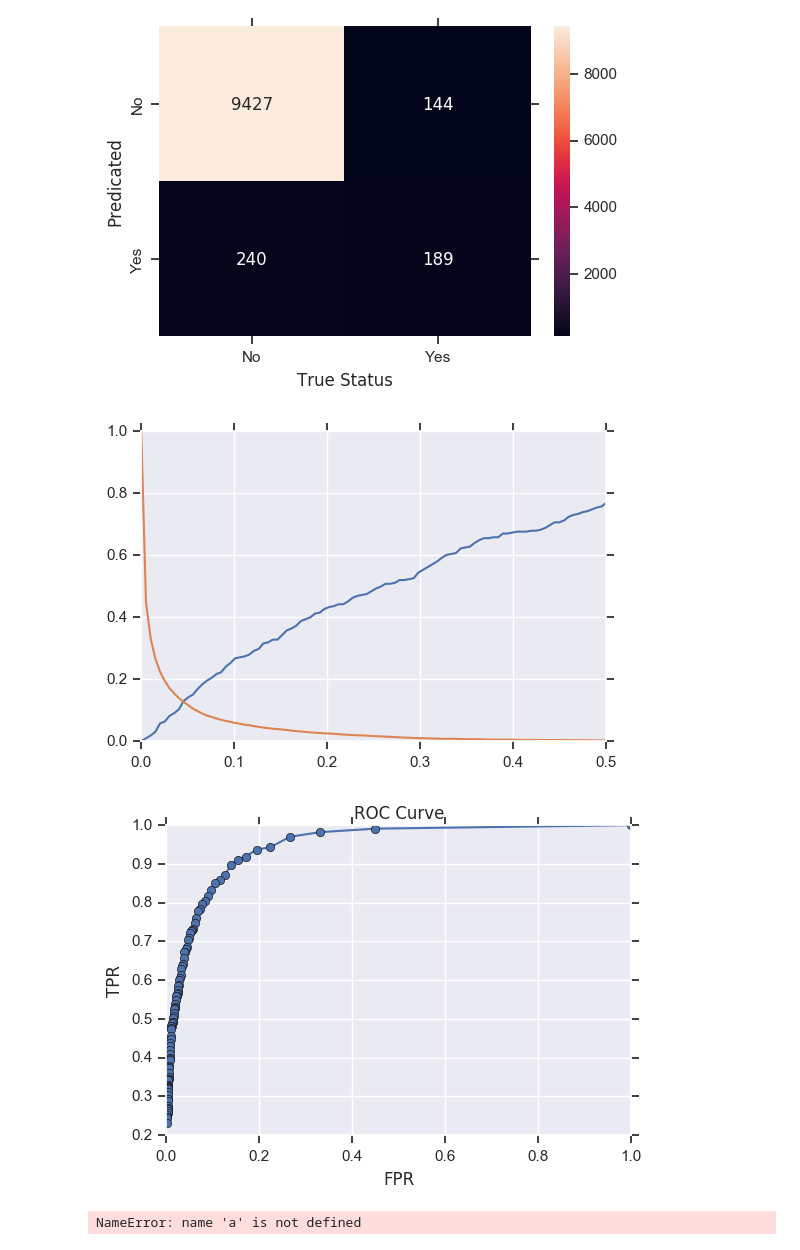
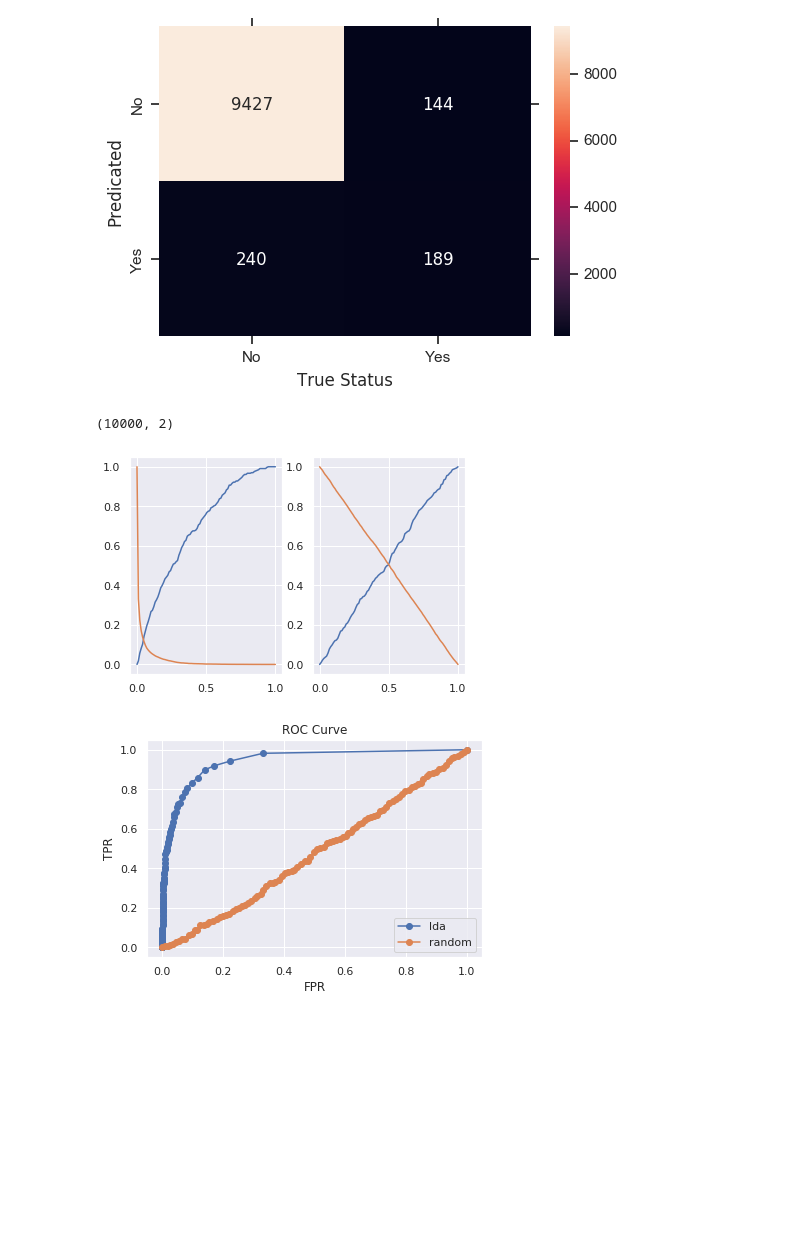
Before and after one commit to plasmon360/ISL_python, a Jupyter notebook: Chapter 4.ipynb, the cells around one changed output. Drawn from its saved outputs; the diff is of its cells as text; code cells hidden in the pictures; blank space fills up the shorter version.

```diff
--- a/Chapter 4.ipynb
+++ b/Chapter 4.ipynb
@@ -6,4 +8,7 @@ import matplotlib.pyplot as plt
 
 %matplotlib inline
 from sklearn import preprocessing
+# %%
+data = pd.read_excel("./Data/Default.xlsx")
+data.drop(columns=['Unnamed: 0'], inplace = True)
 # %%
@@ -316,13 +366,14 @@ show(gridplot(p1, p2, ncols=2))
 # %%
 x_train =data[[ 'balance', 'income']]
 y_train = data['default']
+
 from sklearn.discriminant_analysis import LinearDiscriminantAnalysis
 lda = LinearDiscriminantAnalysis(solver="svd", store_covariance=True)
-y_pred = lda.fit(x_train, y_train).predict(x_train)
+y_pred = lda.fit(x_train, y_train).predict(x_train, )
 
 from sklearn.metrics import confusion_matrix, classification_report
 cf = confusion_matrix(y_train,y_pred)
-print classification_report(y_train,y_pred)
+print(classification_report(y_train,y_pred))
 import seaborn as sns; sns.set()
 h = sns.heatmap(cf.T,annot=True, fmt="d", xticklabels = lda.classes_, yticklabels = lda.classes_)
 h.set_xlabel('True Status')
@@ -331,10 +382,11 @@ h.set_ylabel('Predicated')
 
 def FNR(cf):
     # "FNR = FN/(FN+TP): "
-    return (cf[1,0].astype(float)/(cf[1,0]+cf[1,1]))
+    return 1-TPR(cf)
+
 def FPR(cf):
     # "FPR/Fall-out = FP/(FP+TN): "
-    return (cf[0,1].astype(float)/(cf[0,1]+cf[0,0]))
+    return 1-TNR(cf)
 
 def TPR(cf):
     # "TPR/Recall/Sensitivity = TP/(TP+FN): "
@@ -344,6 +396,6 @@ def TNR(cf):
     # "TNR/Specificity/Selectivity = TN/(TN+FP): "
     return cf[0,0].astype(float)/(cf[0,0]+cf[0,1])
 
-print FNR(cf)*100
-print FPR(cf)*100
+print(FNR(cf)*100)
+print(FPR(cf)*100)
 # %% [output]
@@ -376,15 +430,16 @@ h.set_ylabel('Predicated')
 # %% [output]
 <matplotlib.text.Text at 0x...>
 [figure]
+# %%
+y_pred.shape
+# %% [output]
+(10000, 2)
 # %%
 y_pred = lda.fit(x_train, y_train).predict_proba(x_train)
+y_pred_rand = np.random.uniform(low=0, high=1, size =(len(x_train)))
 
-from sklearn import preprocessing
-le = preprocessing.LabelEncoder()
-le.fit(data['default'])
-le.classes_
-
-threshold = np.linspace(0,0.5,100)
+fig, ax = plt.subplots(ncols=2)
+threshold = np.linspace(0,1,100)
 fnr = []
 fpr = []
 tpr = []
@@ -393,23 +448,32 @@ for t in threshold:
     fnr.append(FNR(cf))
     fpr.append(FPR(cf))
     tpr.append(TPR(cf))
+ax[0].plot(threshold, fnr)
+ax[0].plot(threshold, fpr)
 
-plt.plot(threshold, fnr)
-plt.plot(threshold, fpr)
+fnr_rand = []
+fpr_rand = []
+tpr_rand = []
+for t in threshold:
+    cf = confusion_matrix(y_train,le.inverse_transform((y_pred_rand >= t).astype(int)))
+    fnr_rand.append(FNR(cf))
+    fpr_rand.append(FPR(cf))
+    tpr_rand.append(TPR(cf))
+
+ax[1].plot(threshold, fnr_rand)
+ax[1].plot(threshold, fpr_rand)
 
 plt.show()
 # %% [output]
-[figure, old version]
+[figure, new version]
 # %%
 # figure 4.8
-plt.plot(fpr,tpr,'-o')
+plt.plot(fpr,tpr,'-o', label = 'lda')
+plt.plot(fpr_rand,tpr_rand,'-o', label = 'random')
 plt.title('ROC Curve')
 plt.xlabel('FPR')
 plt.ylabel('TPR')
+plt.legend()
 plt.show()
 # %% [output]
-[figure, old version]
+[figure, new version]
-# %%
-a+b
-# %% [output]
-NameError: name 'a' is not defined
```
Also changed, not shown: parts of 21 cells of this notebook, 3 other files.
